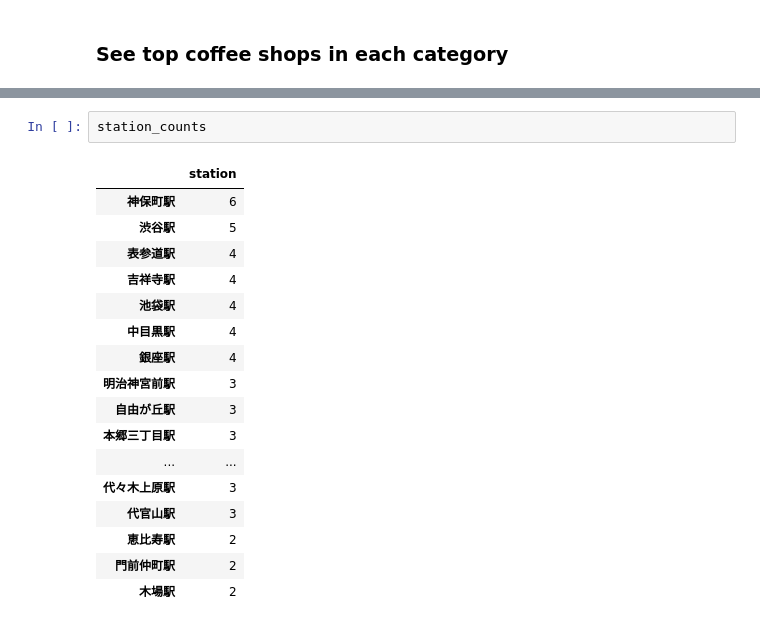
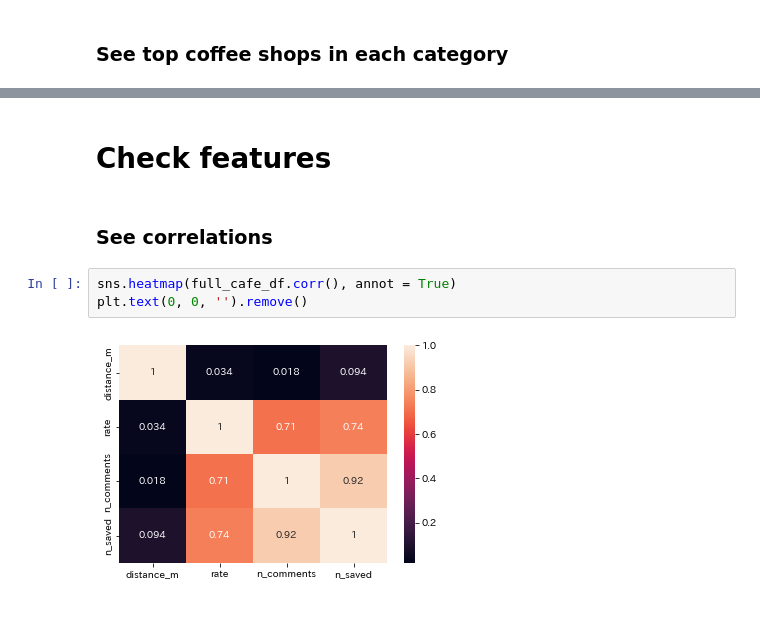
Before and after one commit to ShunOyama/tabelog_analysis_webscraping, a Jupyter notebook: notebook/analysis_coffeeshops_tokyo.ipynb, the cells around one changed output, grey strips where cells are left out. Cells and saved outputs as stored; diff of their text form.

```diff
--- a/notebook/analysis_coffeeshops_tokyo.ipynb
+++ b/notebook/analysis_coffeeshops_tokyo.ipynb
@@ -187,20 +190,9 @@ print(ret.address)
-# %%
-station_counts
-# %% [output]
-|  | station |
-| 神保町駅 | 6 |
-| 渋谷駅 | 5 |
-| 表参道駅 | 4 |
-| 吉祥寺駅 | 4 |
-| 池袋駅 | 4 |
-| 中目黒駅 | 4 |
-| 銀座駅 | 4 |
-| 明治神宮前駅 | 3 |
-| 自由が丘駅 | 3 |
-| 本郷三丁目駅 | 3 |
-| ... | ... |
-| 代々木上原駅 | 3 |
-| 代官山駅 | 3 |
-| 恵比寿駅 | 2 |
-| 門前仲町駅 | 2 |
-| 木場駅 | 2 |
+# %% [markdown]
+# Check features
+# %% [markdown]
+### See correlations
+# %%
+sns.heatmap(full_cafe_df.corr(), annot = True)
+plt.text(0, 0, '').remove()
+# %% [output]
+[figure, added]
```
Also changed, not shown: parts of 12 cells of this notebook.
